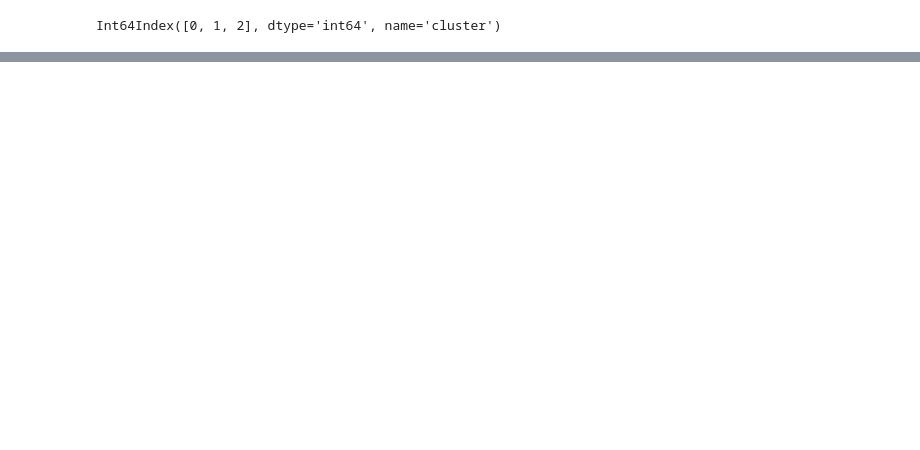
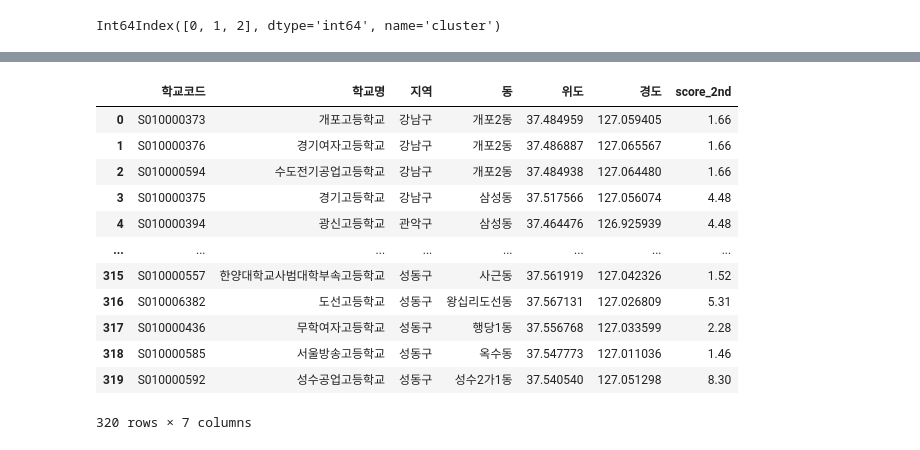
Before and after one commit to nam9296/School_CCTV_Bigdata, a Jupyter notebook: Clustering/김이연/위해지표_군집화_200m.ipynb, the cells around one changed output, grey strips where cells are left out. Drawn from its saved outputs; the diff is of its cells as text; code cells hidden in the pictures; blank space fills up the shorter version.

```diff
--- a/Clustering/김이연/위해지표_군집화_200m.ipynb
+++ b/Clustering/김이연/위해지표_군집화_200m.ipynb
@@ -349,0 +408,17 @@ hazard_fin.sort_values(by=['score_2nd'], ascending=[False]).head(30)
+# %%
+hazard_indicator = pd.read_csv(path+'hazard_indicator.csv')
+hazard_indicator
+# %% [output]
+|  | 학교코드 | 학교명 | 지역 | 동 | 위도 | 경도 | score_2nd |
+| 0 | S010000373 | 개포고등학교 | 강남구 | 개포2동 | 37.484959 | 127.059405 | 1.66 |
+| 1 | S010000376 | 경기여자고등학교 | 강남구 | 개포2동 | 37.486887 | 127.065567 | 1.66 |
+| 2 | S010000594 | 수도전기공업고등학교 | 강남구 | 개포2동 | 37.484938 | 127.064480 | 1.66 |
+| 3 | S010000375 | 경기고등학교 | 강남구 | 삼성동 | 37.517566 | 127.056074 | 4.48 |
+| 4 | S010000394 | 광신고등학교 | 관악구 | 삼성동 | 37.464476 | 126.925939 | 4.48 |
+| ... | ... | ... | ... | ... | ... | ... | ... |
+| 315 | S010000557 | 한양대학교사범대학부속고등학교 | 성동구 | 사근동 | 37.561919 | 127.042326 | 1.52 |
+| 316 | S010006382 | 도선고등학교 | 성동구 | 왕십리도선동 | 37.567131 | 127.026809 | 5.31 |
+| 317 | S010000436 | 무학여자고등학교 | 성동구 | 행당1동 | 37.556768 | 127.033599 | 2.28 |
+| 318 | S010000585 | 서울방송고등학교 | 성동구 | 옥수동 | 37.547773 | 127.011036 | 1.46 |
+| 319 | S010000592 | 성수공업고등학교 | 성동구 | 성수2가1동 | 37.540540 | 127.051298 | 8.30 |
+320 rows × 7 columns
```
Also changed, not shown: parts of 31 cells of this notebook, 1 other file.
